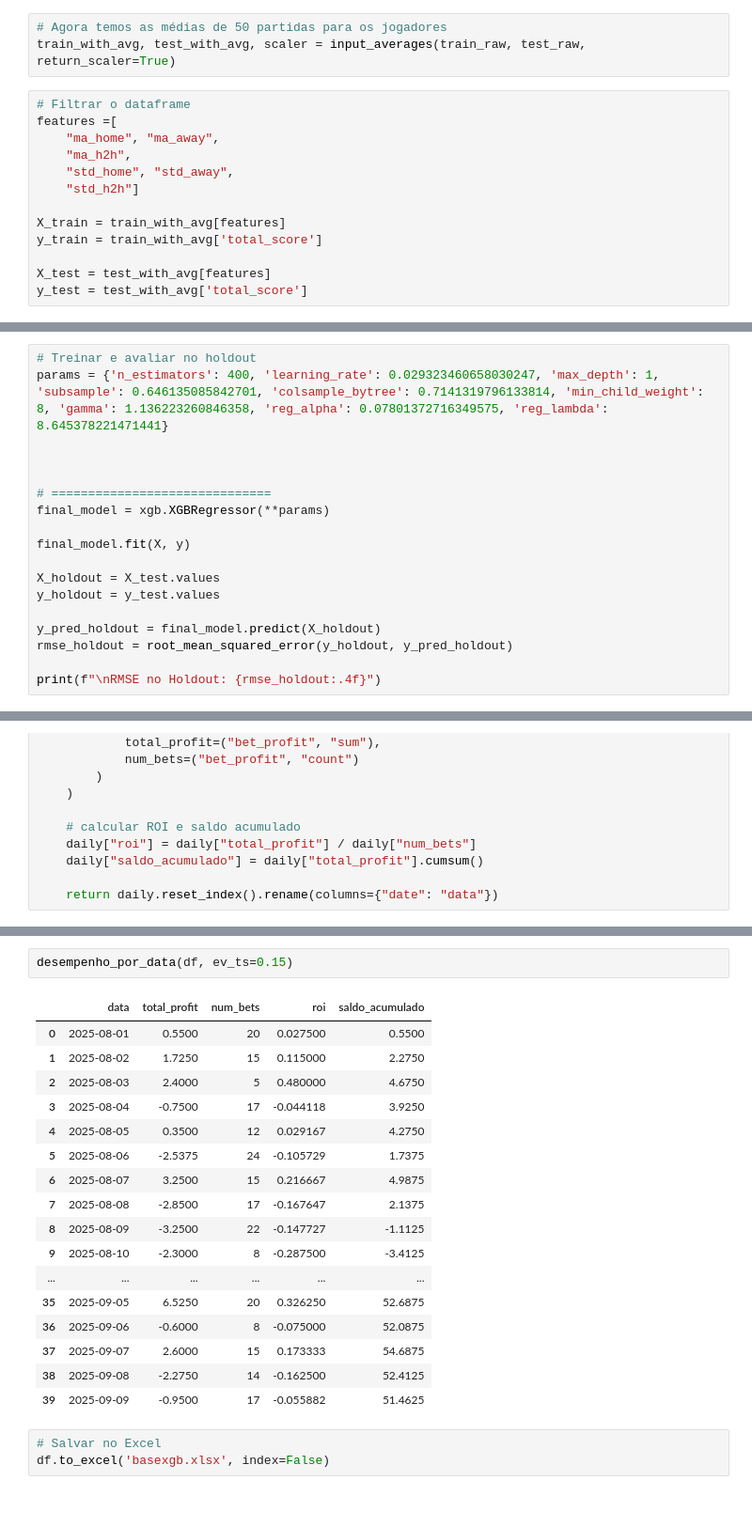
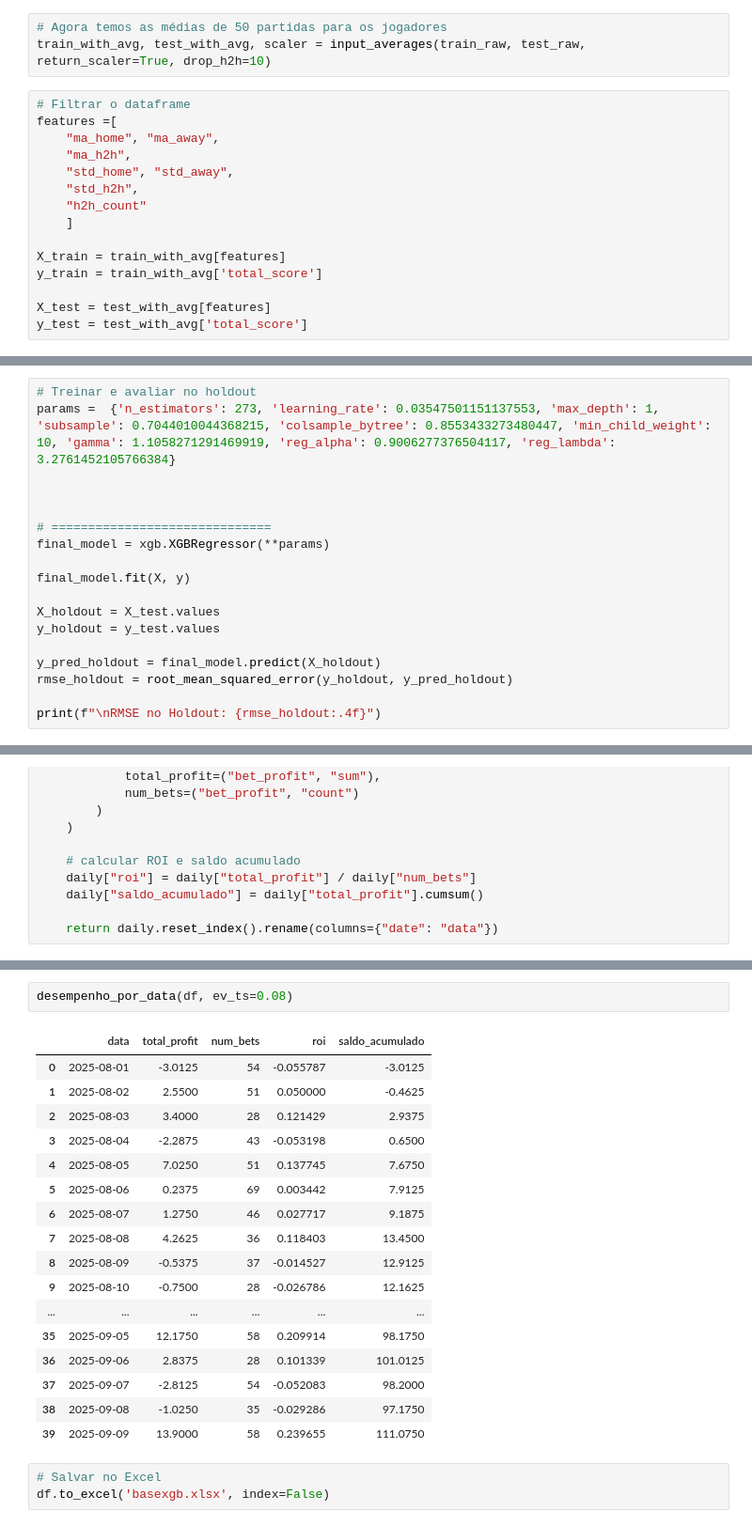
Before and after one commit to enzoustk/sbb-v2, a Jupyter notebook: training_testing/machine_learning/model_pipeline.ipynb, the cells around one changed output, grey strips where cells are left out. Shown at 94% size. Saved outputs shown, nothing was run; the diff lists cells and outputs as text.

```diff
--- a/training_testing/machine_learning/model_pipeline.ipynb
+++ b/training_testing/machine_learning/model_pipeline.ipynb
@@ -32,14 +32,16 @@ train_raw, test_raw = split_data(
 )
 # %%
 # Agora temos as médias de 50 partidas para os jogadores
-train_with_avg, test_with_avg, scaler = input_averages(train_raw, test_raw, return_scaler=True)
+train_with_avg, test_with_avg, scaler = input_averages(train_raw, test_raw, return_scaler=True, drop_h2h=10)
 # %%
 # Filtrar o dataframe
 features =[
     "ma_home", "ma_away",
     "ma_h2h",
     "std_home", "std_away",
-    "std_h2h"]
+    "std_h2h",
+    "h2h_count"
+    ]
 
 X_train = train_with_avg[features]
 y_train = train_with_avg['total_score']
@@ -146,6 +148,6 @@ Melhor RMSE médio: 2.1917901992797852
 # %%
 # Treinar e avaliar no holdout
-params = {'n_estimators': 400, 'learning_rate': 0.029323460658030247, 'max_depth': 1, 'subsample': 0.646135085842701, 'colsample_bytree': 0.7141319796133814, 'min_child_weight': 8, 'gamma': 1.136223260846358, 'reg_alpha': 0.07801372716349575, 'reg_lambda': 8.645378221471441}
+params =  {'n_estimators': 273, 'learning_rate': 0.03547501151137553, 'max_depth': 1, 'subsample': 0.7044010044368215, 'colsample_bytree': 0.8553433273480447, 'min_child_weight': 10, 'gamma': 1.1058271291469919, 'reg_alpha': 0.9006277376504117, 'reg_lambda': 3.2761452105766384}
 
 
 
@@ -512,23 +535,23 @@ def desempenho_por_data(df, ev_ts: float) -> pd.DataFrame:
 # %%
-desempenho_por_data(df, ev_ts=0.15)
+desempenho_por_data(df, ev_ts=0.08)
 # %% [output]
 |  | data | total_profit | num_bets | roi | saldo_acumulado |
-| 0 | 2025-08-01 | 0.5500 | 20 | 0.027500 | 0.5500 |
-| 1 | 2025-08-02 | 1.7250 | 15 | 0.115000 | 2.2750 |
-| 2 | 2025-08-03 | 2.4000 | 5 | 0.480000 | 4.6750 |
-| 3 | 2025-08-04 | -0.7500 | 17 | -0.044118 | 3.9250 |
-| 4 | 2025-08-05 | 0.3500 | 12 | 0.029167 | 4.2750 |
-| 5 | 2025-08-06 | -2.5375 | 24 | -0.105729 | 1.7375 |
-| 6 | 2025-08-07 | 3.2500 | 15 | 0.216667 | 4.9875 |
-| 7 | 2025-08-08 | -2.8500 | 17 | -0.167647 | 2.1375 |
-| 8 | 2025-08-09 | -3.2500 | 22 | -0.147727 | -1.1125 |
-| 9 | 2025-08-10 | -2.3000 | 8 | -0.287500 | -3.4125 |
+| 0 | 2025-08-01 | -3.0125 | 54 | -0.055787 | -3.0125 |
+| 1 | 2025-08-02 | 2.5500 | 51 | 0.050000 | -0.4625 |
+| 2 | 2025-08-03 | 3.4000 | 28 | 0.121429 | 2.9375 |
+| 3 | 2025-08-04 | -2.2875 | 43 | -0.053198 | 0.6500 |
+| 4 | 2025-08-05 | 7.0250 | 51 | 0.137745 | 7.6750 |
+| 5 | 2025-08-06 | 0.2375 | 69 | 0.003442 | 7.9125 |
+| 6 | 2025-08-07 | 1.2750 | 46 | 0.027717 | 9.1875 |
+| 7 | 2025-08-08 | 4.2625 | 36 | 0.118403 | 13.4500 |
+| 8 | 2025-08-09 | -0.5375 | 37 | -0.014527 | 12.9125 |
+| 9 | 2025-08-10 | -0.7500 | 28 | -0.026786 | 12.1625 |
 | ... | ... | ... | ... | ... | ... |
-| 35 | 2025-09-05 | 6.5250 | 20 | 0.326250 | 52.6875 |
-| 36 | 2025-09-06 | -0.6000 | 8 | -0.075000 | 52.0875 |
-| 37 | 2025-09-07 | 2.6000 | 15 | 0.173333 | 54.6875 |
-| 38 | 2025-09-08 | -2.2750 | 14 | -0.162500 | 52.4125 |
-| 39 | 2025-09-09 | -0.9500 | 17 | -0.055882 | 51.4625 |
+| 35 | 2025-09-05 | 12.1750 | 58 | 0.209914 | 98.1750 |
+| 36 | 2025-09-06 | 2.8375 | 28 | 0.101339 | 101.0125 |
+| 37 | 2025-09-07 | -2.8125 | 54 | -0.052083 | 98.2000 |
+| 38 | 2025-09-08 | -1.0250 | 35 | -0.029286 | 97.1750 |
+| 39 | 2025-09-09 | 13.9000 | 58 | 0.239655 | 111.0750 |
 # %%
 # Salvar no Excel
 df.to_excel('basexgb.xlsx', index=False)
```
Also changed, not shown: parts of 6 cells of this notebook, 12 other files.
